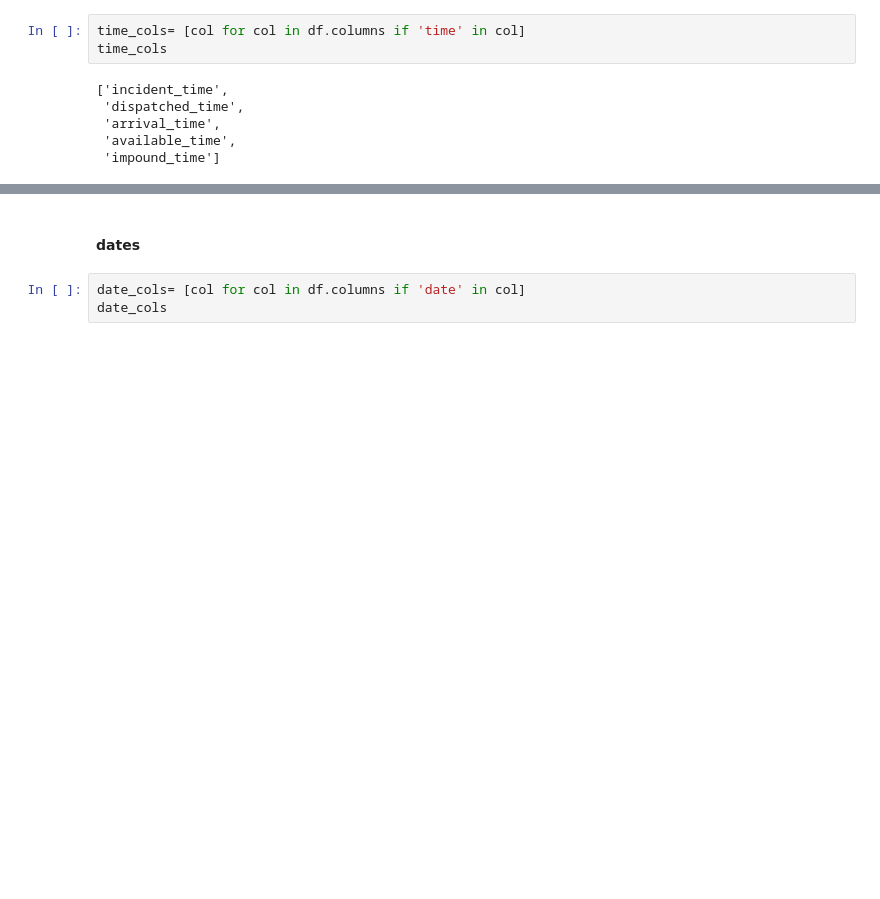
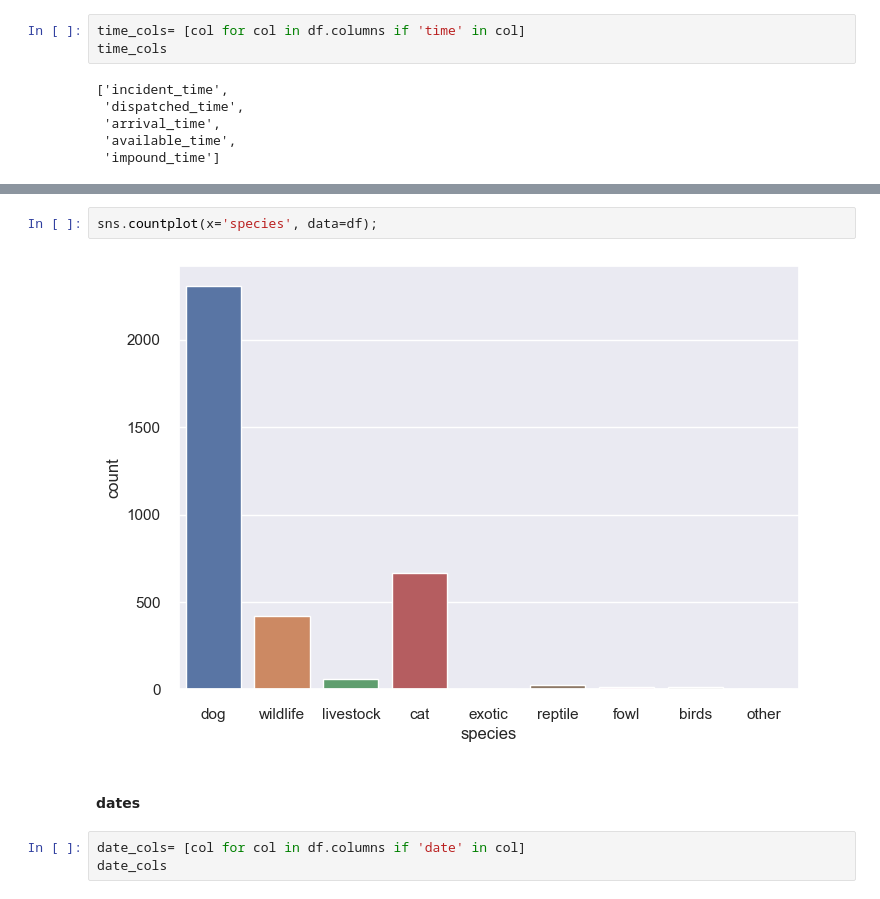
Before and after one commit to janellejolliff/ACRC-Classification, a Jupyter notebook: capstone.ipynb, the cells around one changed output, grey strips where cells are left out. Drawn from its saved outputs; the diff is of its cells as text; blank space fills up the shorter version.

```diff
--- a/capstone.ipynb
+++ b/capstone.ipynb
@@ -240,3 +279,7 @@ sns.distplot(df['impound_time'].value_counts(), ax=axes[4], color='black', bins=
+# %%
+sns.countplot(x='species', data=df);
+# %% [output]
+[figure, added]
 # %% [markdown]
 #### dates
 # %%
```
Also changed, not shown: parts of 76 cells of this notebook.
